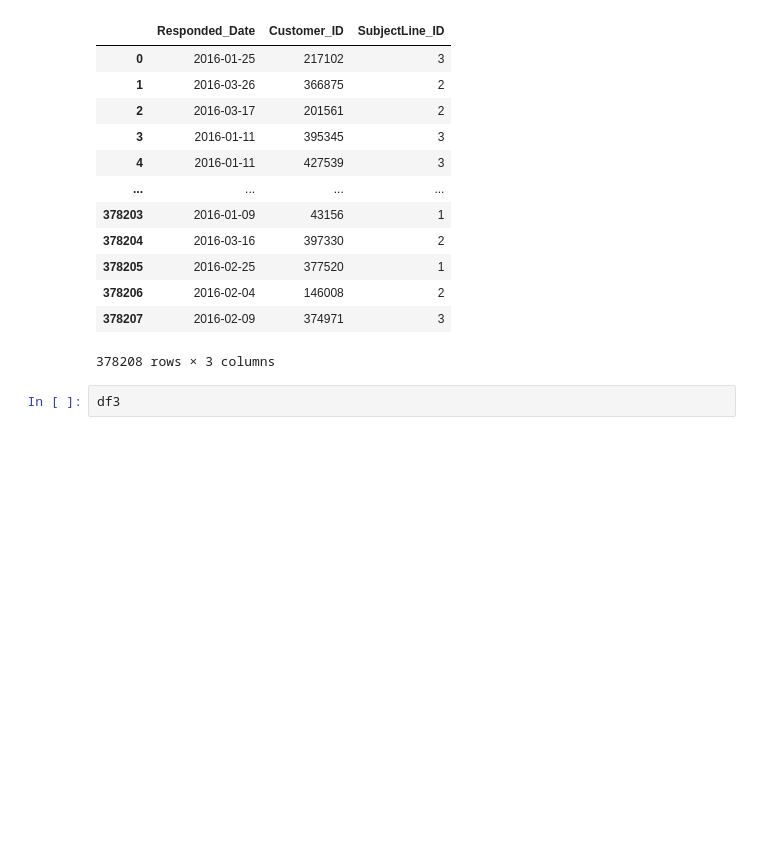
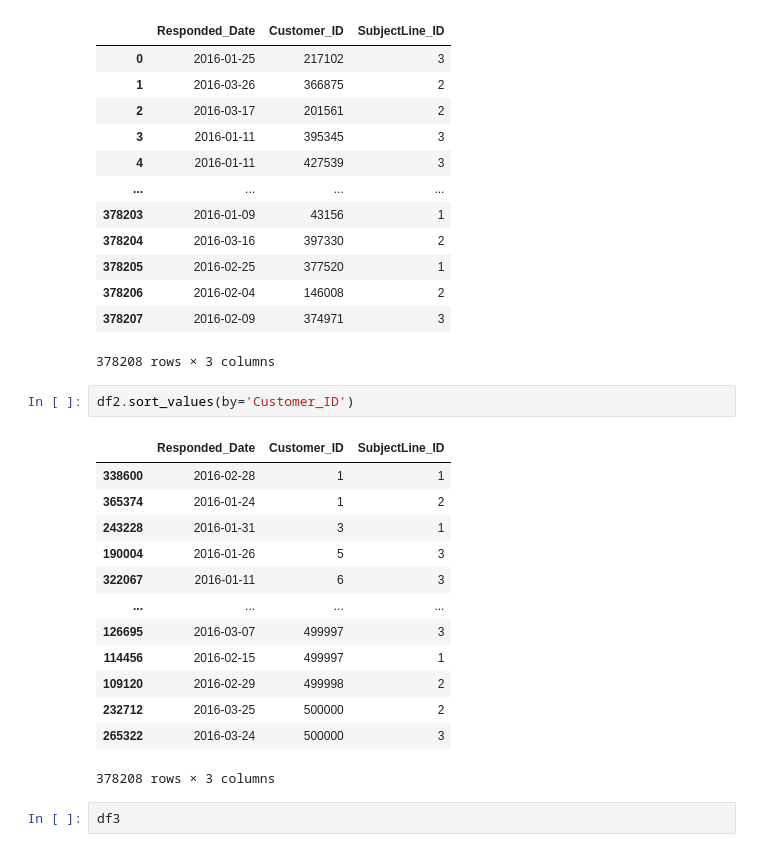
Before and after one commit to DMODPevahouse/ai_enabled_system, a Jupyter notebook: ReinforcementLearning/random_testing.ipynb, the cells around one changed output. Drawn from its saved outputs; the diff is of its cells as text; blank space fills up the shorter version.

```diff
--- a/ReinforcementLearning/random_testing.ipynb
+++ b/ReinforcementLearning/random_testing.ipynb
@@ -42,6 +42,22 @@ df2
 | 378206 | 2016-02-04 | 146008 | 2 |
 | 378207 | 2016-02-09 | 374971 | 3 |
 378208 rows × 3 columns
+# %%
+df2.sort_values(by='Customer_ID')
+# %% [output]
+|  | Responded_Date | Customer_ID | SubjectLine_ID |
+| 338600 | 2016-02-28 | 1 | 1 |
+| 365374 | 2016-01-24 | 1 | 2 |
+| 243228 | 2016-01-31 | 3 | 1 |
+| 190004 | 2016-01-26 | 5 | 3 |
+| 322067 | 2016-01-11 | 6 | 3 |
+| ... | ... | ... | ... |
+| 126695 | 2016-03-07 | 499997 | 3 |
+| 114456 | 2016-02-15 | 499997 | 1 |
+| 109120 | 2016-02-29 | 499998 | 2 |
+| 232712 | 2016-03-25 | 500000 | 2 |
+| 265322 | 2016-03-24 | 500000 | 3 |
+378208 rows × 3 columns
 # %%
 df3
 # %% [output]
```
Also changed, not shown: parts of 20 cells of this notebook, 3 other files.
